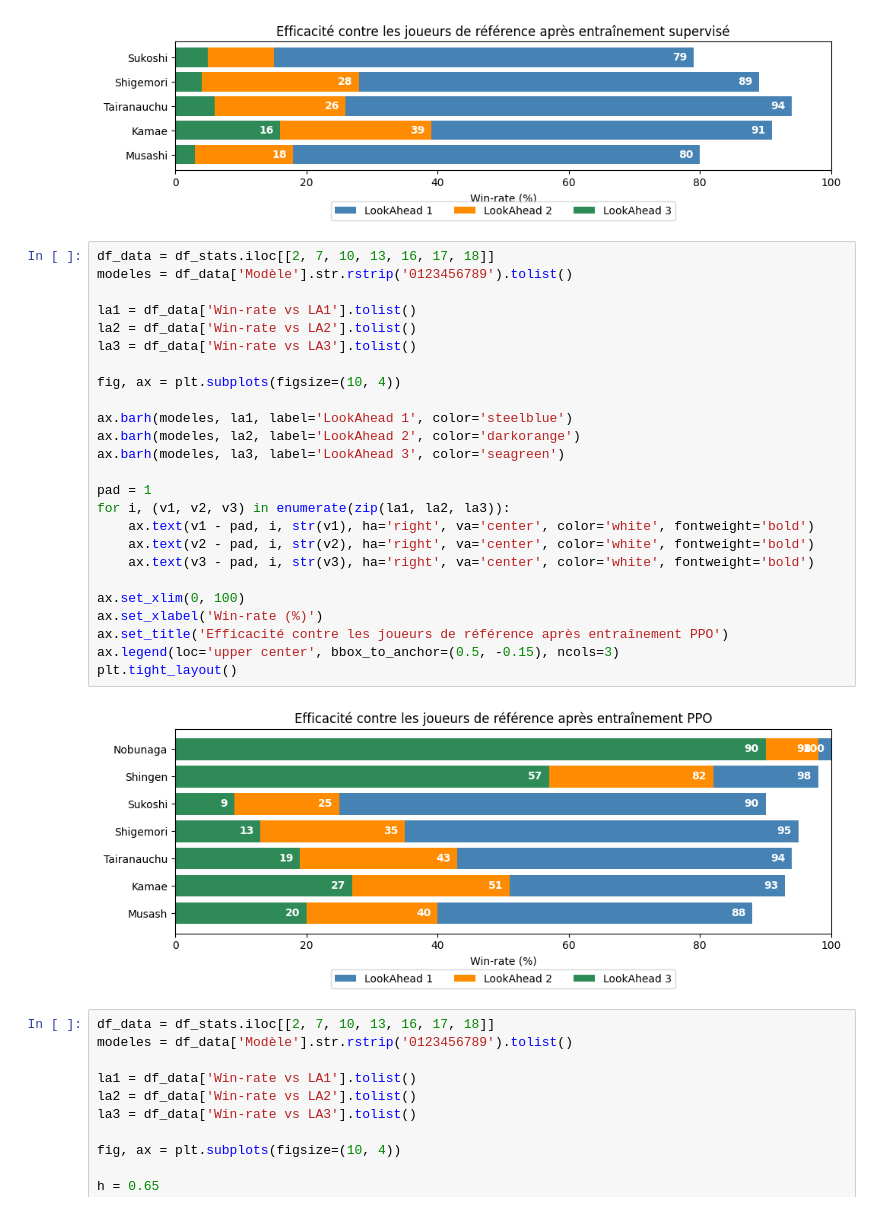
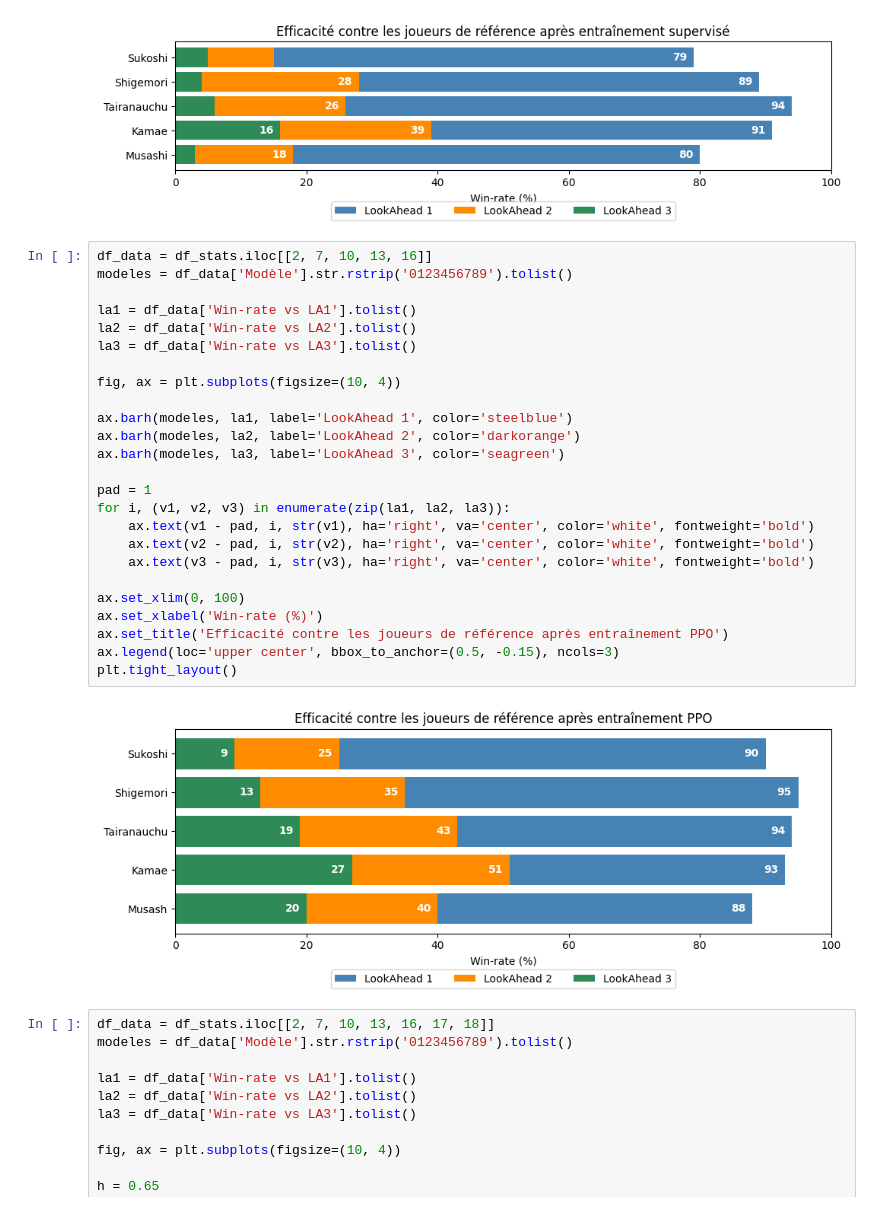
Before and after one commit to gerard-loic/onimind, a Jupyter notebook: notebooks/visualisation-des-performances.ipynb, the cells around one changed output. Cells and saved outputs as stored; diff of their text form.

```diff
--- a/notebooks/visualisation-des-performances.ipynb
+++ b/notebooks/visualisation-des-performances.ipynb
@@ -61,32 +61,32 @@ plt.tight_layout()
 # %% [output]
 [figure]
 # %%
-df_data = df_stats.iloc[[2, 7, 10, 13, 16, 17, 18]]
+df_data = df_stats.iloc[[2, 7, 10, 13, 16]]
 modeles = df_data['Modèle'].str.rstrip('0123456789').tolist()
 
 la1 = df_data['Win-rate vs LA1'].tolist()
 la2 = df_data['Win-rate vs LA2'].tolist()
 la3 = df_data['Win-rate vs LA3'].tolist()
 
 fig, ax = plt.subplots(figsize=(10, 4))
 
 ax.barh(modeles, la1, label='LookAhead 1', color='steelblue')
 ax.barh(modeles, la2, label='LookAhead 2', color='darkorange')
 ax.barh(modeles, la3, label='LookAhead 3', color='seagreen')
 
 pad = 1
 for i, (v1, v2, v3) in enumerate(zip(la1, la2, la3)):
     ax.text(v1 - pad, i, str(v1), ha='right', va='center', color='white', fontweight='bold')
     ax.text(v2 - pad, i, str(v2), ha='right', va='center', color='white', fontweight='bold')
     ax.text(v3 - pad, i, str(v3), ha='right', va='center', color='white', fontweight='bold')
 
 ax.set_xlim(0, 100)
 ax.set_xlabel('Win-rate (%)')
 ax.set_title('Efficacité contre les joueurs de référence après entraînement PPO')
 ax.legend(loc='upper center', bbox_to_anchor=(0.5, -0.15), ncols=3)
 plt.tight_layout()
 # %% [output]
-[figure, old version]
+[figure, new version]
 # %%
 df_data = df_stats.iloc[[2, 7, 10, 13, 16, 17, 18]]
 modeles = df_data['Modèle'].str.rstrip('0123456789').tolist()
```
Also changed, not shown: 1 other file.
